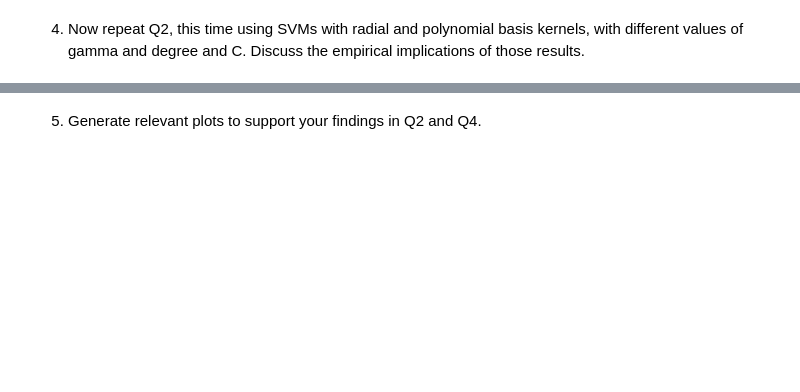
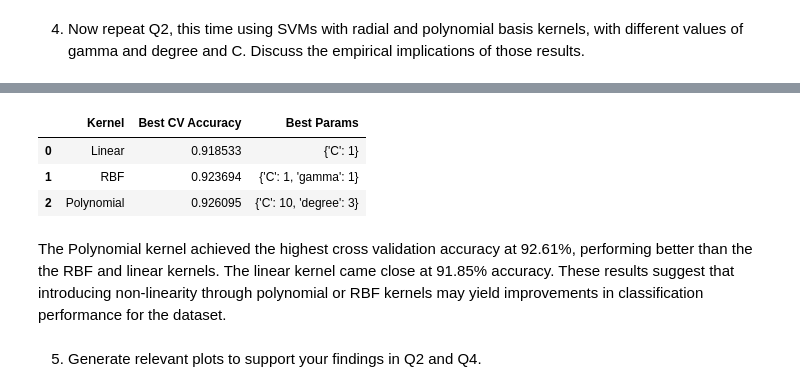
Before and after one commit to emilyneaville/DSCI-5340, a Jupyter notebook: Assignment_4/DSCI5340_HW4_Group8.ipynb, the cells around one changed output, grey strips where cells are left out. Drawn from its saved outputs; the diff is of its cells as text; code cells hidden in the pictures; blank space fills up the shorter version.

```diff
--- a/Assignment_4/DSCI5340_HW4_Group8.ipynb
+++ b/Assignment_4/DSCI5340_HW4_Group8.ipynb
@@ -83,2 +215,28 @@ implications of those results.
+# %%
+# Comparison of all kernels using bestscore/bestparams
+summary = pd.DataFrame({
+    'Kernel': ['Linear', 'RBF', 'Polynomial'],
+    'Best CV Accuracy': [
+        grid.best_score_,
+        grid_rbf.best_score_,
+        grid_poly.best_score_
+    ],
+    'Best Params': [
+        grid.best_params_,
+        grid_rbf.best_params_,
+        grid_poly.best_params_
+    ]
+})
+
+summary
+# %% [output]
+|  | Kernel | Best CV Accuracy | Best Params |
+| 0 | Linear | 0.918533 | {'C': 1} |
+| 1 | RBF | 0.923694 | {'C': 1, 'gamma': 1} |
+| 2 | Polynomial | 0.926095 | {'C': 10, 'degree': 3} |
+# %% [markdown]
+The Polynomial kernel achieved the highest cross validation accuracy at 92.61%, performing better than the the RBF and linear kernels.
+The linear kernel came close at 91.85% accuracy.
+These results suggest that introducing non-linearity through polynomial or RBF kernels may yield improvements in classification performance for the dataset.
 # %% [markdown]
 5. Generate relevant plots to support your findings in Q2 and Q4.
```
Also changed, not shown: parts of 11 cells of this notebook.
